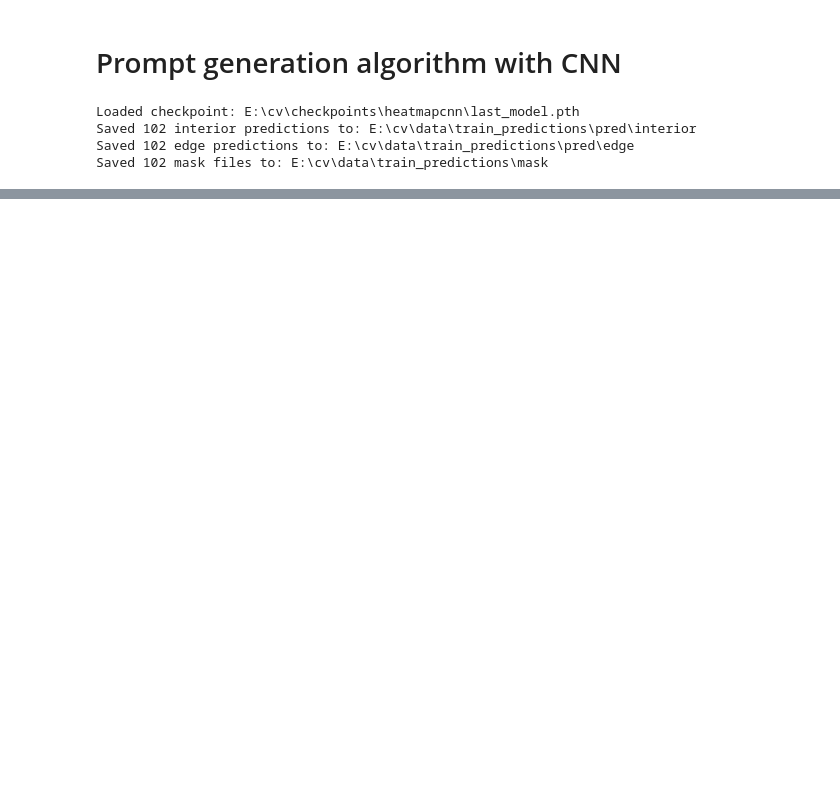
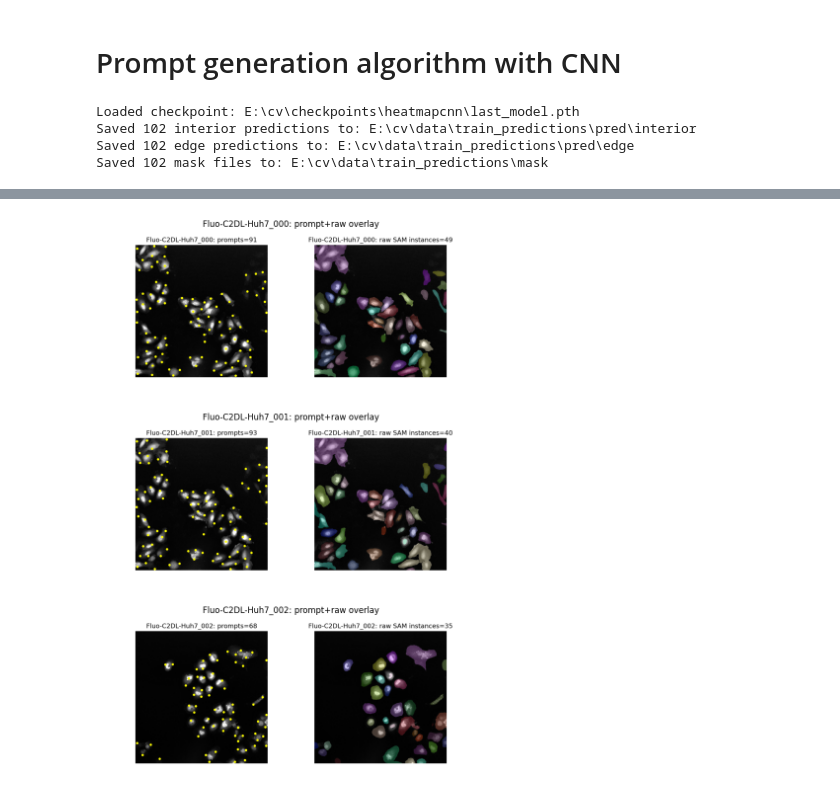
Before and after one commit to sydneycally-inclane-2812/cell-tracking-challenge-cv-project, a Jupyter notebook: src/prompt-generation/cnn.ipynb, the cells around one changed output, grey strips where cells are left out. Cells and saved outputs as stored; diff of their text form; code cells hidden in the pictures; blank space fills up the shorter version.

```diff
--- a/src/prompt-generation/cnn.ipynb
+++ b/src/prompt-generation/cnn.ipynb
@@ -1091,0 +1470,27 @@ plt.show()
+# %%
+# Visualize saved SAM prompt outputs (left pair only)
+import numpy as np
+import matplotlib.pyplot as plt
+
+viz_dir = PROJECT_ROOT / "data" / "sam_prompt_outputs" / "viz"
+
+viz_paths = sorted(viz_dir.glob("*_sam_prompt_viz.png"))[:3]
+if len(viz_paths) == 0:
+    raise RuntimeError(f"No visualization images found in {viz_dir}. Run Cell 14 first.")
+
+fig, axes = plt.subplots(len(viz_paths), 1, figsize=(8, 4 * len(viz_paths)))
+if len(viz_paths) == 1:
+    axes = np.array([axes])
+
+for r, vp in enumerate(viz_paths):
+    stem = vp.name.replace("_sam_prompt_viz.png", "")
+    viz_img = plt.imread(vp)
+
+    axes[r].imshow(viz_img)
+    axes[r].set_title(f"{stem}: prompt+raw overlay")
+    axes[r].axis("off")
+
+plt.tight_layout()
+plt.show()
+# %% [output]
+[figure, added]
```
Also changed, not shown: parts of 9 cells of this notebook, 4 other files.
